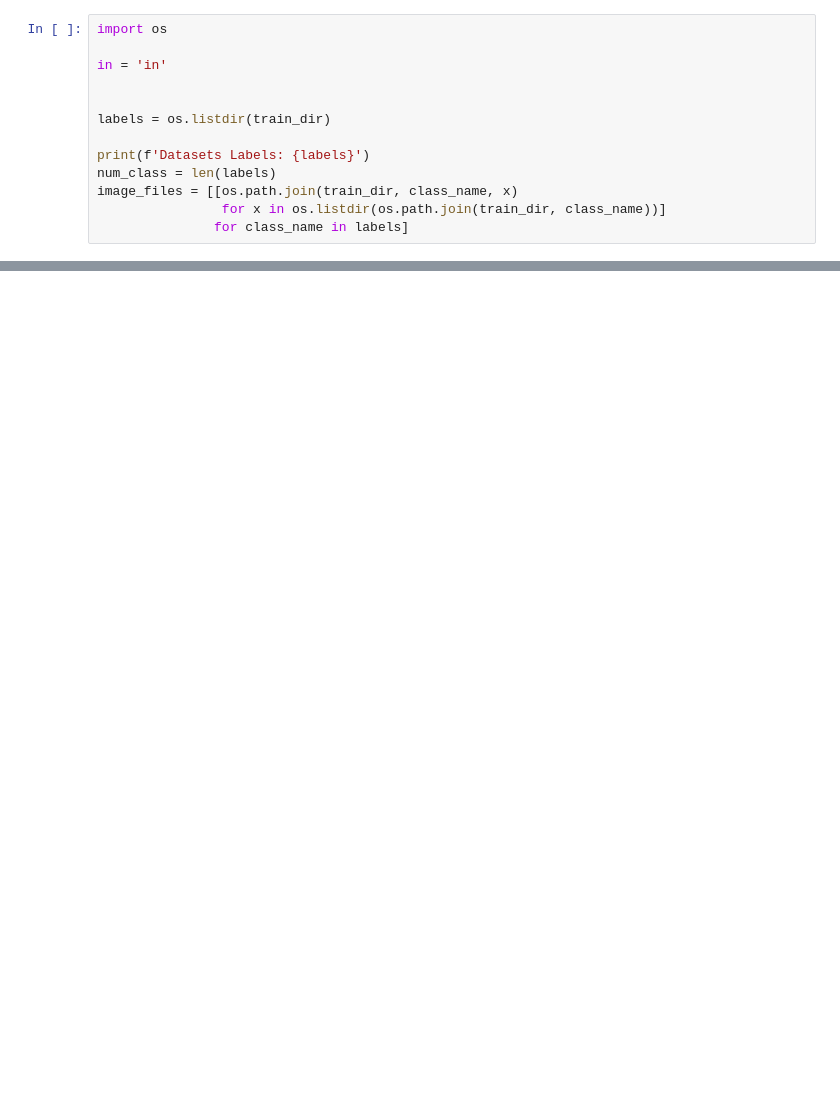
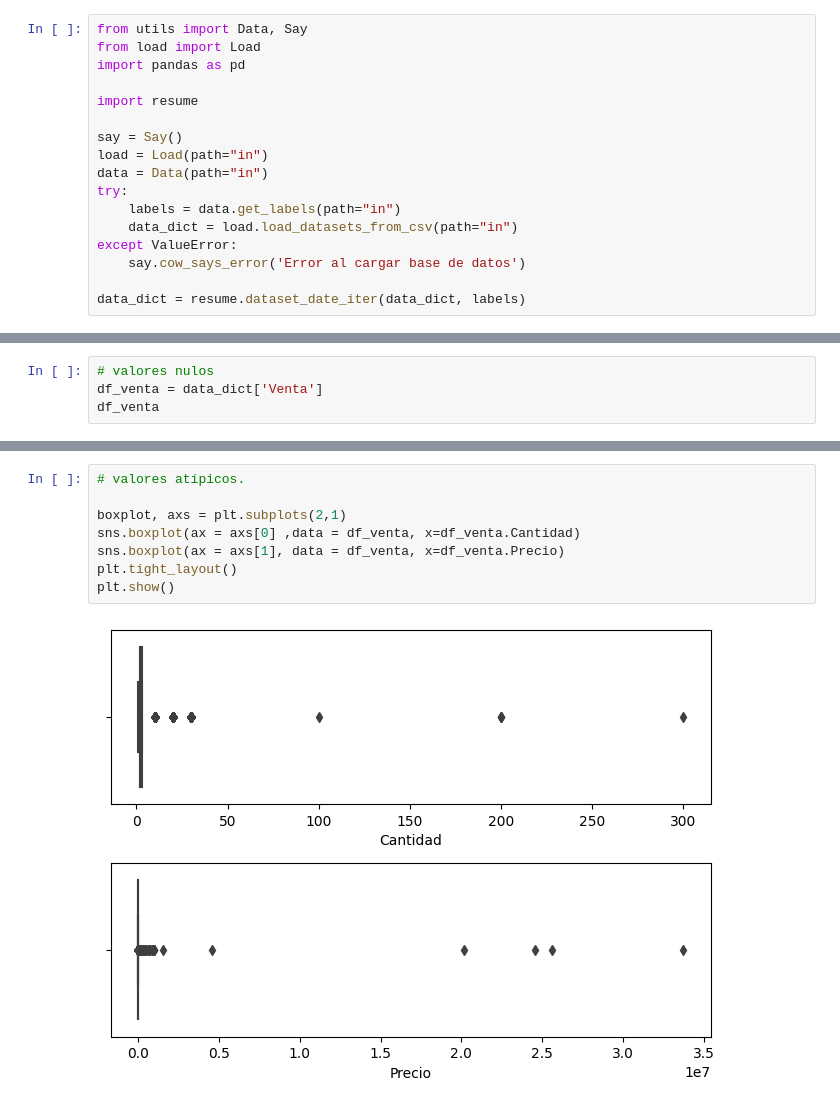
Before and after one commit to MasamioNakada/etl_e-commerce, a Jupyter notebook: main.ipynb, the cells around one changed output, grey strips where cells are left out. Cells and saved outputs as stored; diff of their text form; blank space fills up the shorter version.

```diff
--- a/main.ipynb
+++ b/main.ipynb
@@ -76,13 +6,17 @@ SyntaxError: invalid syntax (3624690819.py, line 3)
-# %%
-import os
-
-in = 'in'
-
-
-labels = os.listdir(train_dir)
-
-print(f'Datasets Labels: {labels}')
-num_class = len(labels)
-image_files = [[os.path.join(train_dir, class_name, x)
-                for x in os.listdir(os.path.join(train_dir, class_name))]
-               for class_name in labels]
+# %%
+from utils import Data, Say
+from load import Load
+import pandas as pd
+
+import resume
+
+say = Say()
+load = Load(path="in")
+data = Data(path="in")
+try:
+    labels = data.get_labels(path="in")
+    data_dict = load.load_datasets_from_csv(path="in")
+except ValueError:
+    say.cow_says_error('Error al cargar base de datos')
+
+data_dict = resume.dataset_date_iter(data_dict, labels)
@@ -88,0 +41,4 @@ image_files = [[os.path.join(train_dir, class_name, x)
+# %%
+# valores nulos
+df_venta = data_dict['Venta']
+df_venta
@@ -88,0 +87,10 @@ image_files = [[os.path.join(train_dir, class_name, x)
+# %%
+# valores atípicos.
+
+boxplot, axs = plt.subplots(2,1)
+sns.boxplot(ax = axs[0] ,data = df_venta, x=df_venta.Cantidad)
+sns.boxplot(ax = axs[1], data = df_venta, x=df_venta.Precio)
+plt.tight_layout()
+plt.show()
+# %% [output]
+[figure, added]
```
Also changed, not shown: parts of 18 cells of this notebook, 12 other files.
